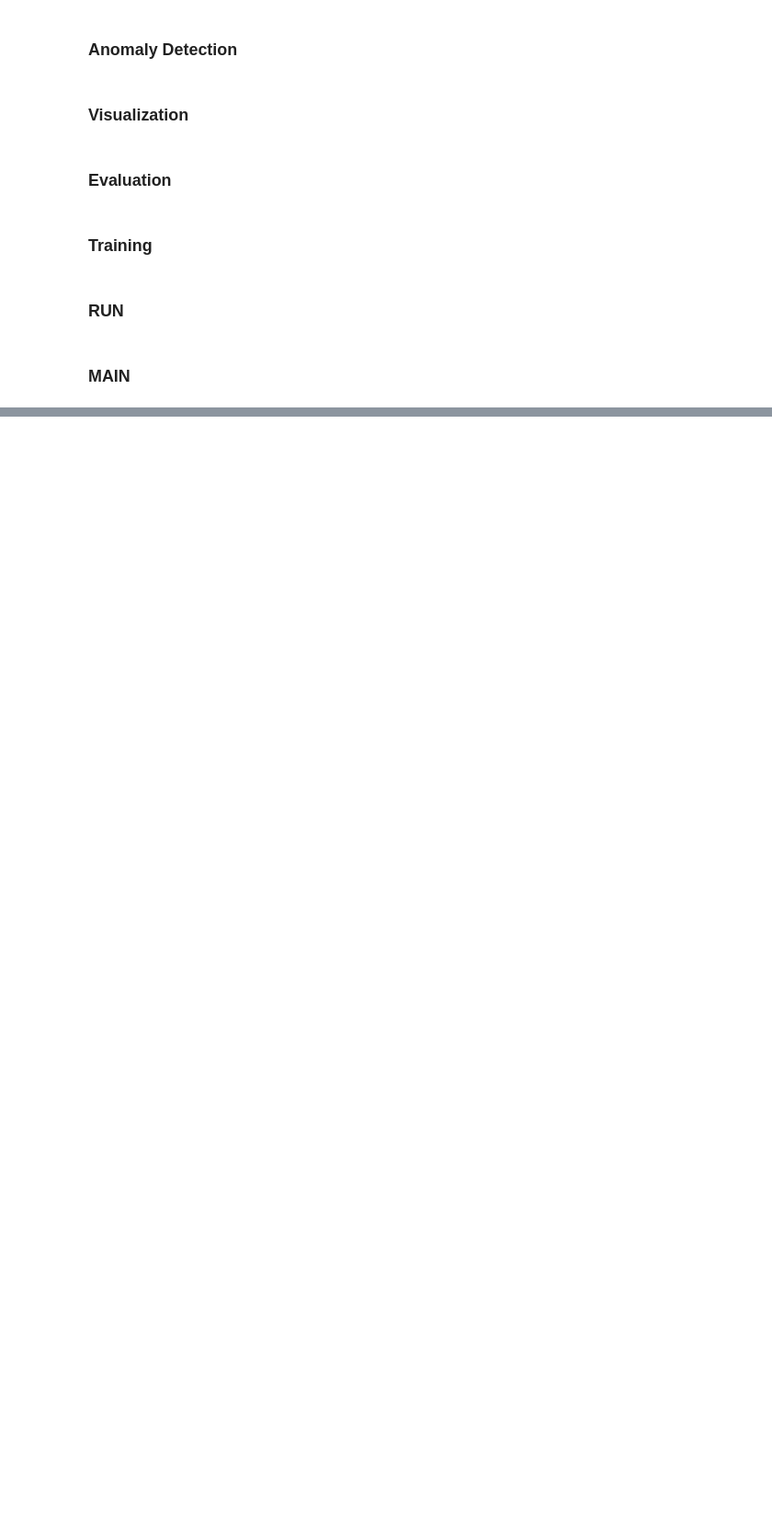
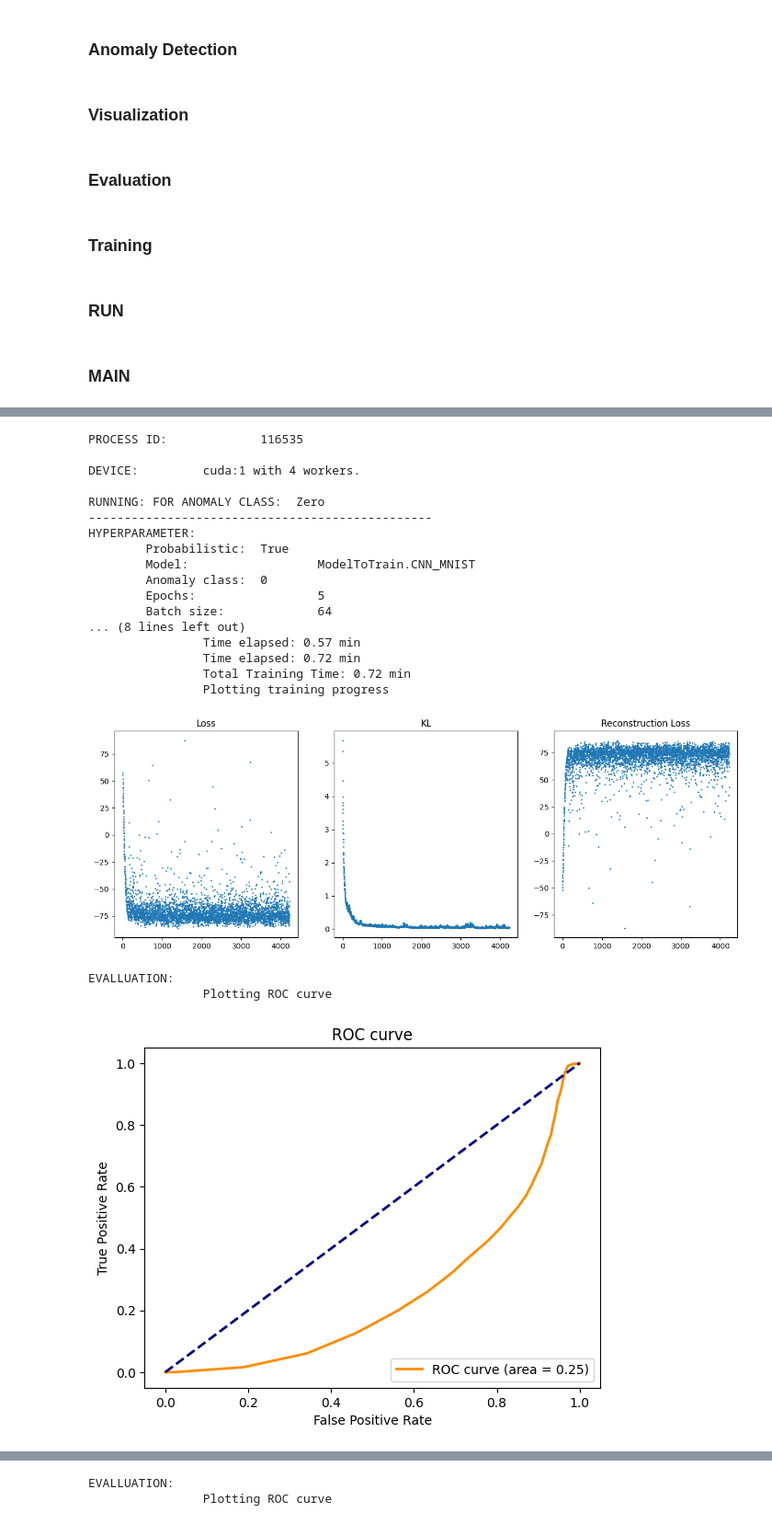
Before and after one commit to heuer-ja/uni23ss_VAE-anomaly-detection, a Jupyter notebook: code/scripts/submission-vae.ipynb, the cells around one changed output, grey strips where cells are left out. Shown at 92% size. Cells and saved outputs as stored; diff of their text form; code cells hidden in the pictures; blank space fills up the shorter version.

```diff
--- a/code/scripts/submission-vae.ipynb
+++ b/code/scripts/submission-vae.ipynb
@@ -1343,0 +1491,30 @@ NameError: name 'Adam' is not defined
+# %%
+main(
+    is_model_probabilistic=True,
+    model_to_train=ModelToTrain.CNN_MNIST,
+    num_epochs=5,
+    batch_size=64,
+    learning_rate=1e-4,
+)
+# %% [output]
+PROCESS ID:             116535
+
+DEVICE:         cuda:1 with 4 workers.
+
+RUNNING: FOR ANOMALY CLASS:  Zero
+------------------------------------------------
+HYPERPARAMETER:
+        Probabilistic:  True
+        Model:                  ModelToTrain.CNN_MNIST
+        Anomaly class:  0
+        Epochs:                 5
+        Batch size:             64
+... (8 lines left out)
+                Time elapsed: 0.57 min
+                Time elapsed: 0.72 min
+                Total Training Time: 0.72 min
+                Plotting training progress
+[figure, added]
+EVALLUATION:
+                Plotting ROC curve
+[figure, added]
@@ -1343,0 +1539,2 @@ NameError: name 'Adam' is not defined
+EVALLUATION:
+                Plotting ROC curve
```
Also changed, not shown: parts of 16 cells of this notebook, 1 other file.
